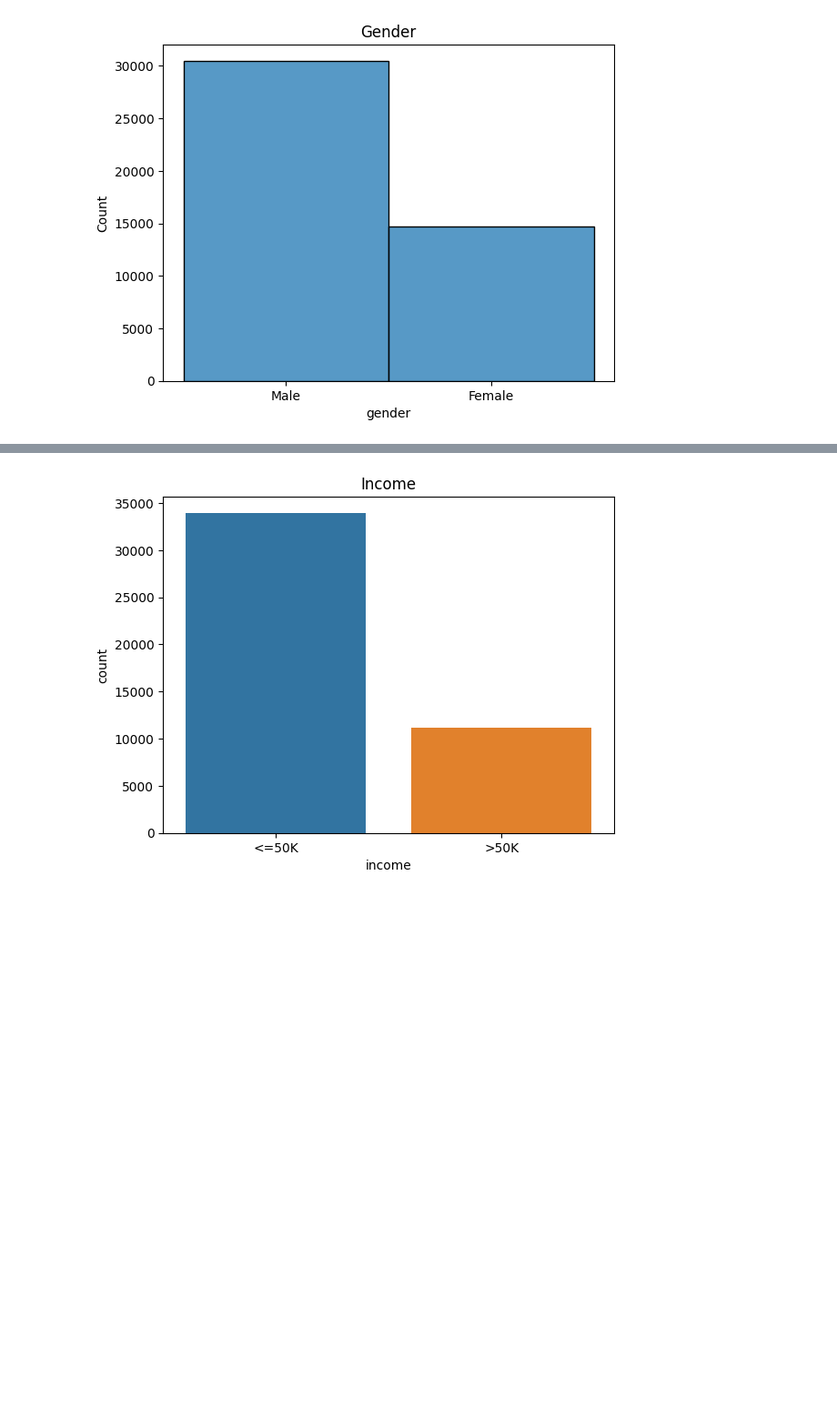
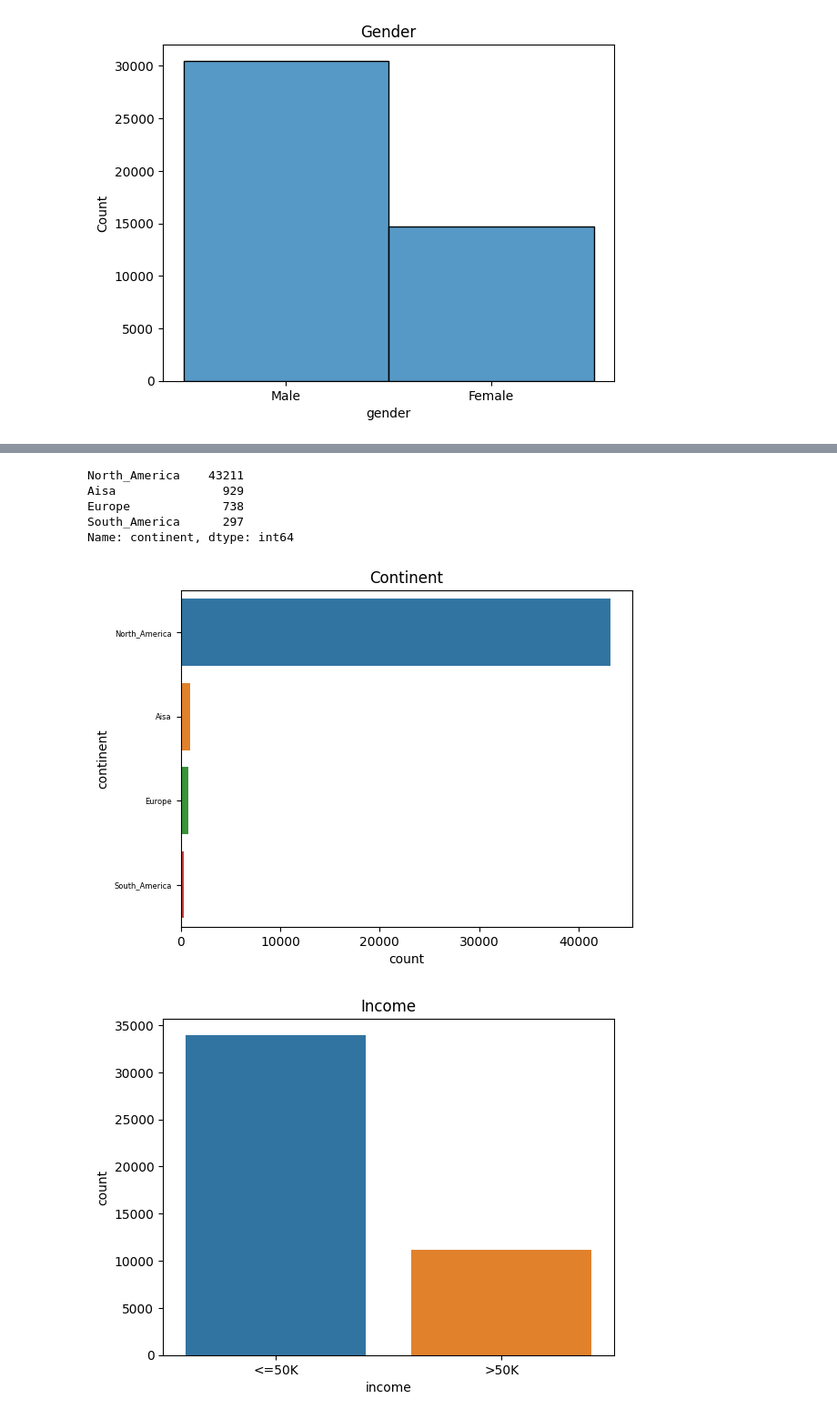
Before and after one commit to KDiBSilva/Adult_Income, a Jupyter notebook: Adult_Income.ipynb, the cells around one changed output, grey strips where cells are left out. Shown at 91% size. Drawn from its saved outputs; the diff is of its cells as text; code cells hidden in the pictures; blank space fills up the shorter version.

```diff
--- a/Adult_Income.ipynb
+++ b/Adult_Income.ipynb
@@ -436,3 +532,21 @@ df.head()
+# %%
+# Verify new column data
+df['continent'].value_counts()
+# %% [output]
+North_America    43211
+Aisa               929
+Europe             738
+South_America      297
+Name: continent, dtype: int64
+# %%
+# count plot for updated 'coninent' column in decending order
+ax = sns.countplot(data = df, y= 'continent', order=df['continent'].value_counts().index)
+# adjusted y label font size
+plt.tick_params(axis= 'y', labelsize=6)
+# title
+ax.set_title('Continent');
+# %% [output]
+[figure, added]
 # %%
 # countplot for 'income' / Target
 ax = sns.countplot(data = df, x = 'income', order=df['income'].value_counts().index)
```
Also changed, not shown: parts of 132 cells of this notebook.
